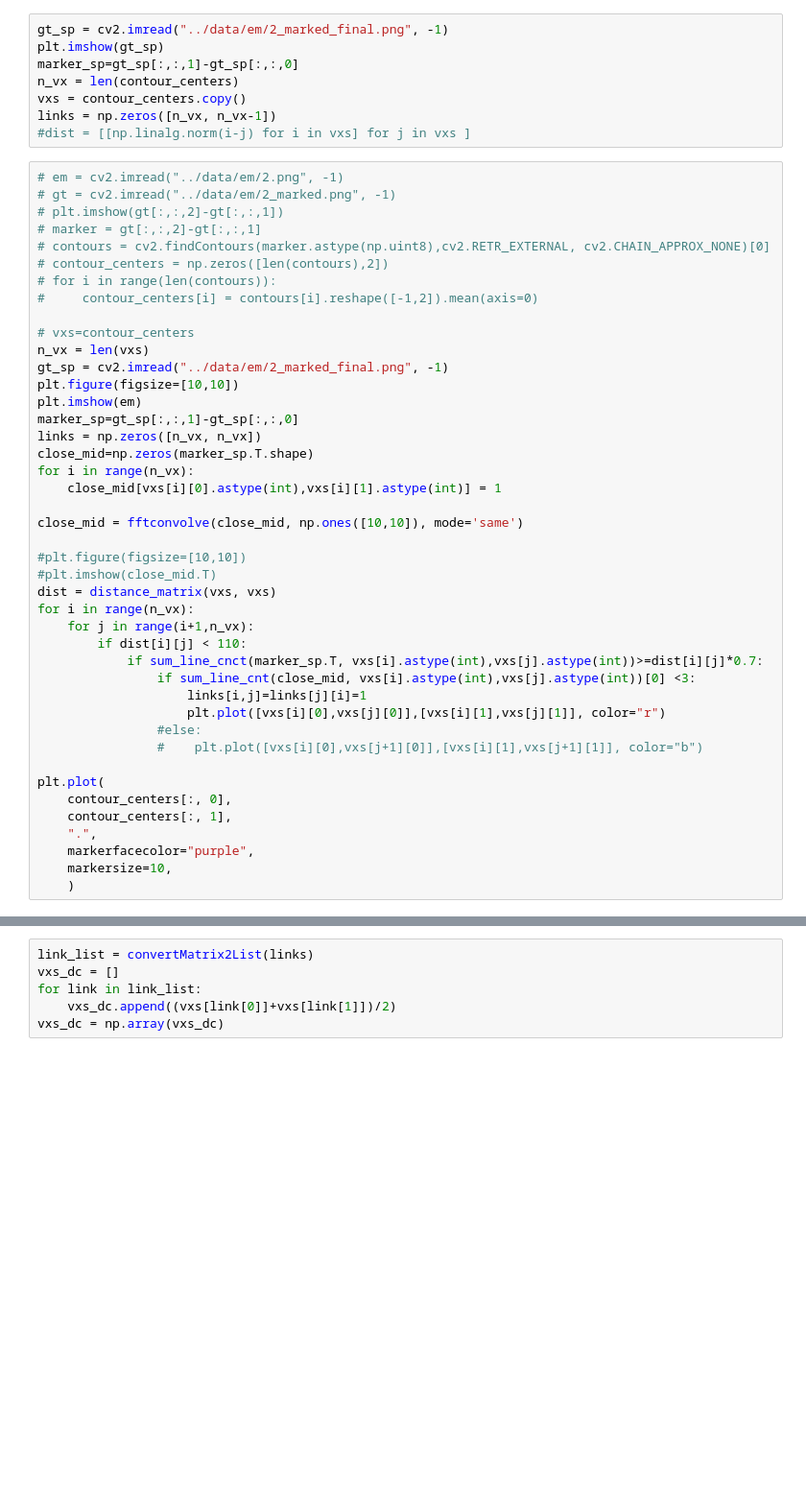
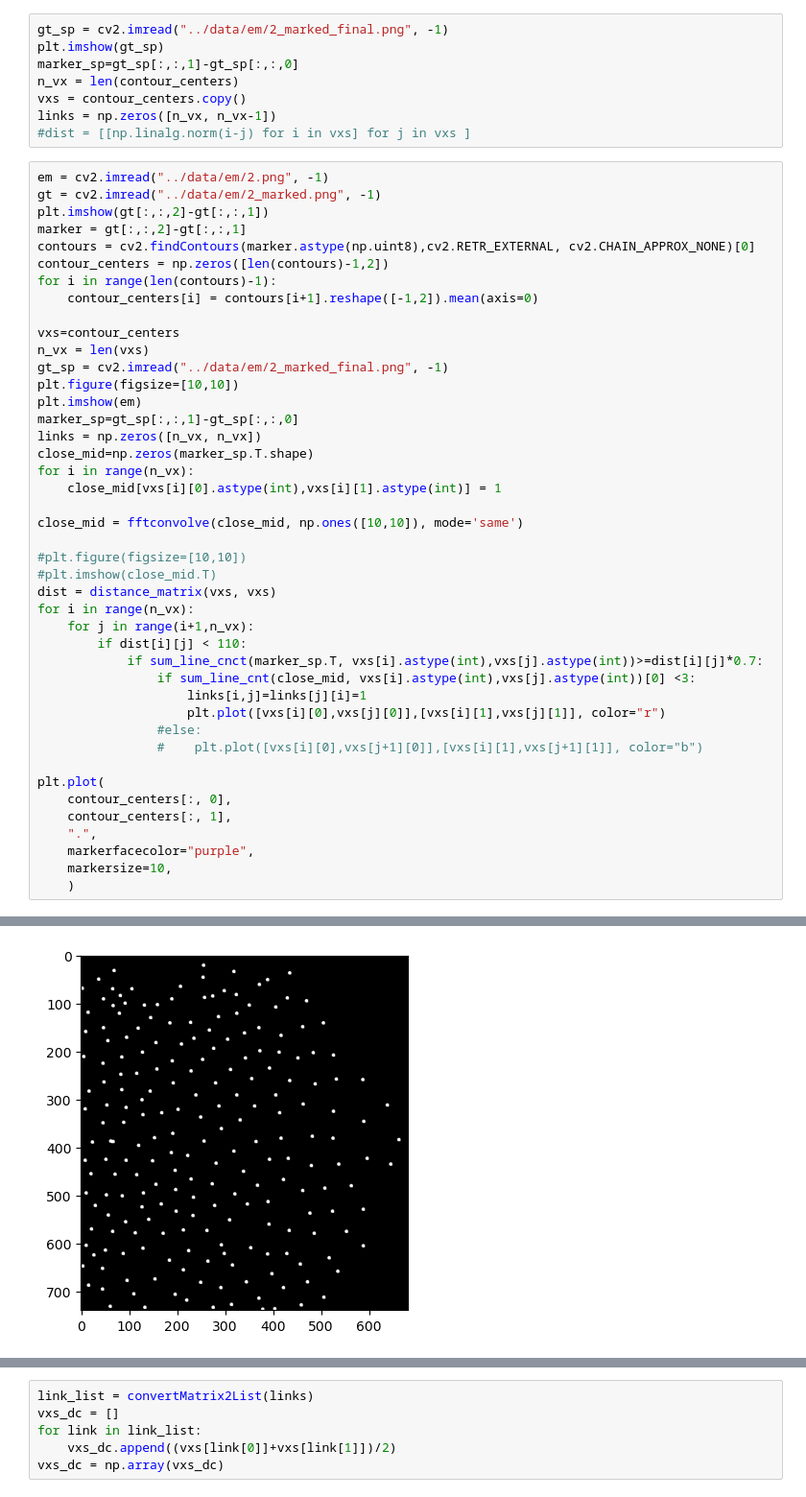
Before and after one commit to suestring7/actin_spectrin_cytoskeleton_project, a Jupyter notebook: code/2D.ipynb, the cells around one changed output, grey strips where cells are left out. Shown at 96% size. Drawn from its saved outputs; the diff is of its cells as text; blank space fills up the shorter version.

```diff
--- a/code/2D.ipynb
+++ b/code/2D.ipynb
@@ -1509,16 +1511,16 @@ vxs = contour_centers.copy()
 links = np.zeros([n_vx, n_vx-1])
 #dist = [[np.linalg.norm(i-j) for i in vxs] for j in vxs ]
 # %%
-# em = cv2.imread("../data/em/2.png", -1)
-# gt = cv2.imread("../data/em/2_marked.png", -1)
-# plt.imshow(gt[:,:,2]-gt[:,:,1])
-# marker = gt[:,:,2]-gt[:,:,1]
-# contours = cv2.findContours(marker.astype(np.uint8),cv2.RETR_EXTERNAL, cv2.CHAIN_APPROX_NONE)[0]
-# contour_centers = np.zeros([len(contours),2])
-# for i in range(len(contours)):
-#     contour_centers[i] = contours[i].reshape([-1,2]).mean(axis=0)
+em = cv2.imread("../data/em/2.png", -1)
+gt = cv2.imread("../data/em/2_marked.png", -1)
+plt.imshow(gt[:,:,2]-gt[:,:,1])
+marker = gt[:,:,2]-gt[:,:,1]
+contours = cv2.findContours(marker.astype(np.uint8),cv2.RETR_EXTERNAL, cv2.CHAIN_APPROX_NONE)[0]
+contour_centers = np.zeros([len(contours)-1,2])
+for i in range(len(contours)-1):
+    contour_centers[i] = contours[i+1].reshape([-1,2]).mean(axis=0)
 
-# vxs=contour_centers
+vxs=contour_centers
 n_vx = len(vxs)
 gt_sp = cv2.imread("../data/em/2_marked_final.png", -1)
 plt.figure(figsize=[10,10])
@@ -1551,3 +1553,4 @@ plt.plot(
     markerfacecolor="purple",
     markersize=10,
     )
+# %% [output]
@@ -1553,0 +1558 @@ plt.plot(
+[figure, added]
```
Also changed, not shown: parts of 3 cells of this notebook, 4 other files.
